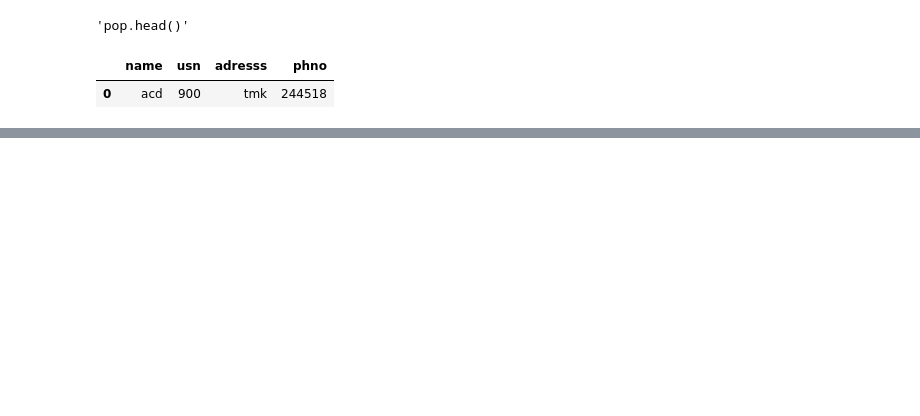
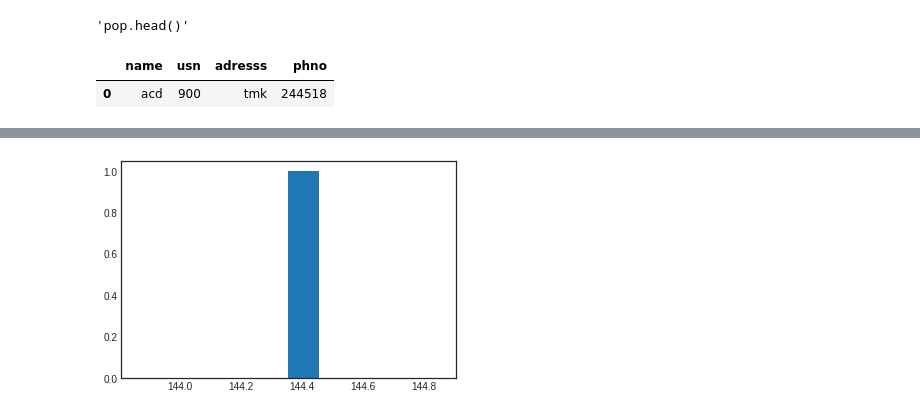
Before and after one commit to lokeshwarinayak/intenship, a Jupyter notebook: pandas.ipynb, the cells around one changed output, grey strips where cells are left out. Cells and saved outputs as stored; diff of their text form; code cells hidden in the pictures; blank space fills up the shorter version.

```diff
--- a/pandas.ipynb
+++ b/pandas.ipynb
@@ -729,0 +760,4 @@ FileNotFoundError: ignored
+# %%
+plt.hist(data['height'].mean());
+# %% [output]
+[figure, added]
```
Also changed, not shown: parts of 63 cells of this notebook.
